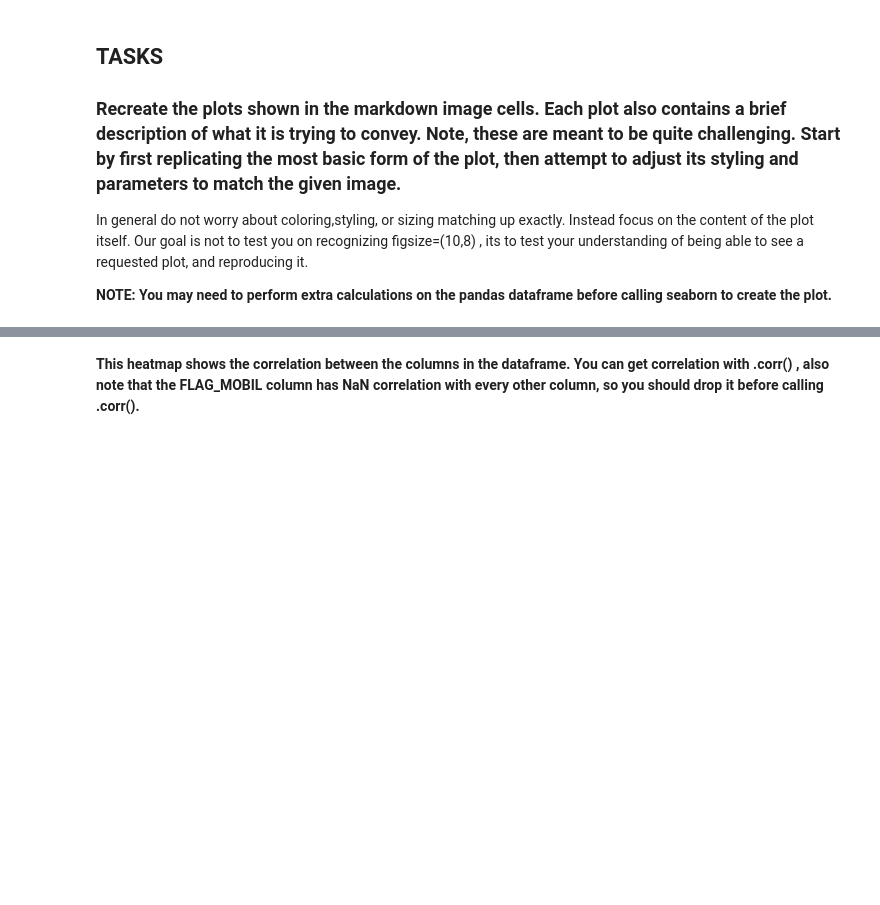
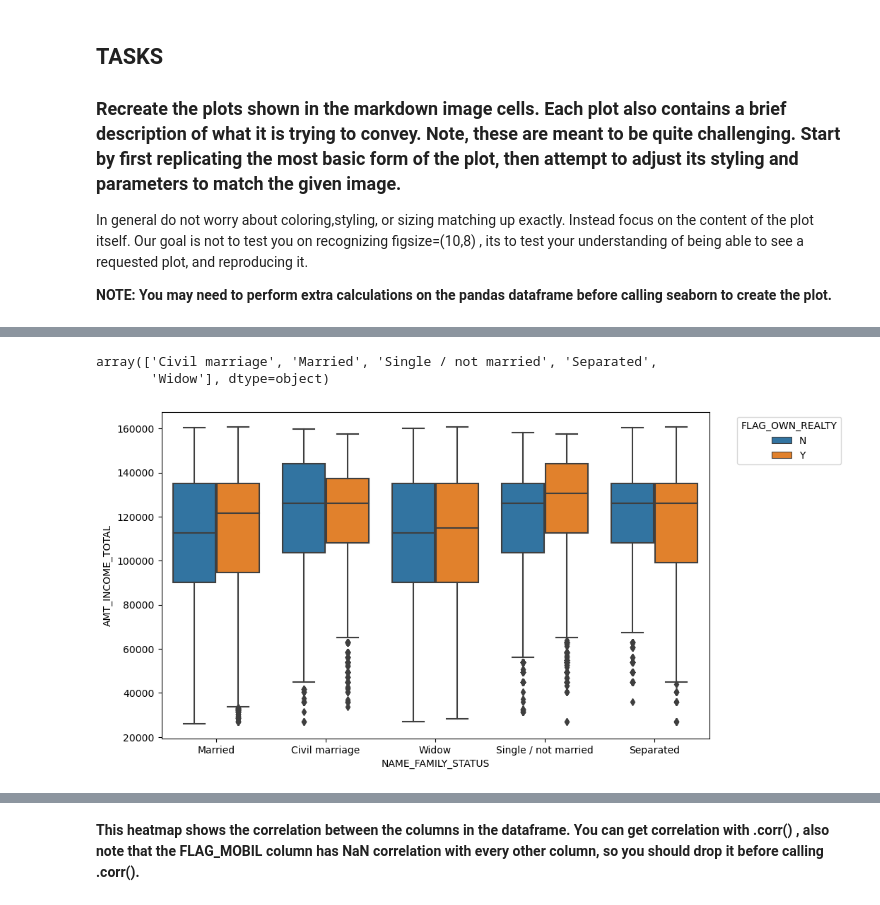
Before and after one commit to bushkhan/ML-DS-PRACTICE, a Jupyter notebook: seaborn/07-Seaborn-Exercise.ipynb, the cells around one changed output, grey strips where cells are left out. Saved outputs shown, nothing was run; the diff lists cells and outputs as text; code cells hidden in the pictures; blank space fills up the shorter version.

```diff
--- a/seaborn/07-Seaborn-Exercise.ipynb
+++ b/seaborn/07-Seaborn-Exercise.ipynb
@@ -203,0 +237,2 @@ In general do not worry about coloring,styling, or sizing matching up exactly. I
+# %%
+bottom_half_income = df.nsmallest(n=219278,columns='AMT_INCOME_TOTAL')
@@ -204 +255,18 @@ In general do not worry about coloring,styling, or sizing matching up exactly. I
+# %%
+df['NAME_FAMILY_STATUS'].unique()
+# %% [output]
+array(['Civil marriage', 'Married', 'Single / not married', 'Separated',
+       'Widow'], dtype=object)
+# %%
+plt.figure(figsize=(10,6))
+sns.boxplot(
+    x='NAME_FAMILY_STATUS'
+    ,y='AMT_INCOME_TOTAL'
+    ,data=bottom_half_income,hue='FLAG_OWN_REALTY'
+    ,order=["Married", "Civil marriage","Widow","Single / not married","Separated"]
+)
+plt.legend(bbox_to_anchor = (1.25,1),title='FLAG_OWN_REALTY')
+plt.show()
+# %% [output]
+[figure, added]
 # %% [markdown]
```
Also changed, not shown: parts of 17 cells of this notebook, 5 other files.
